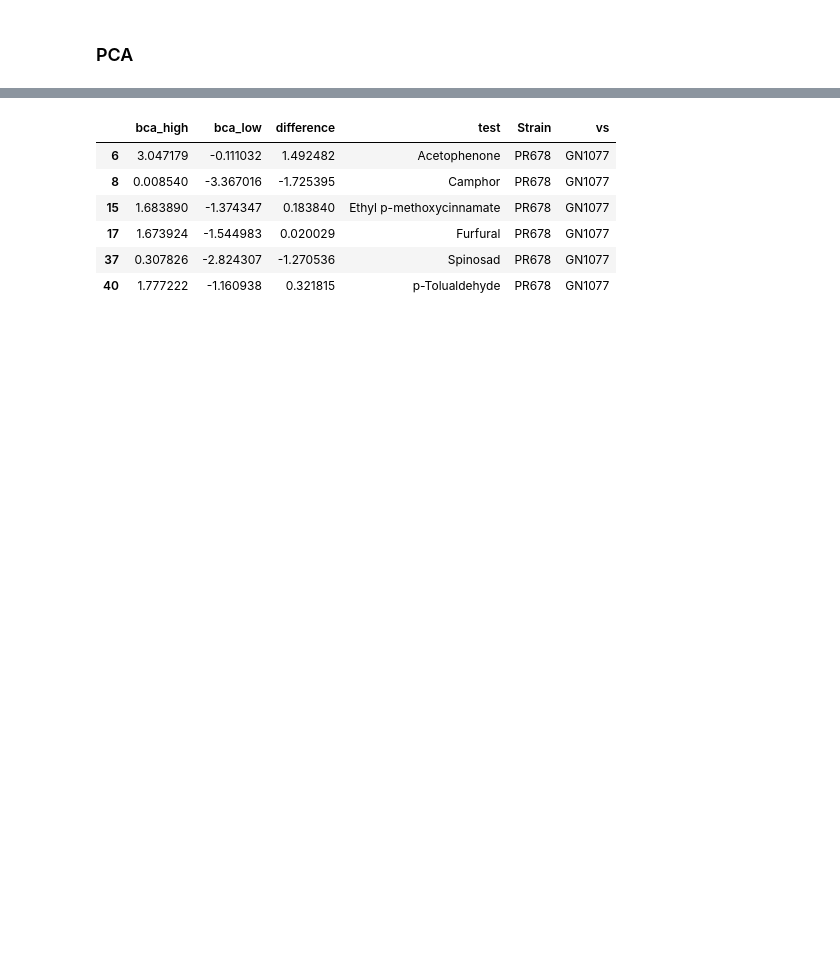
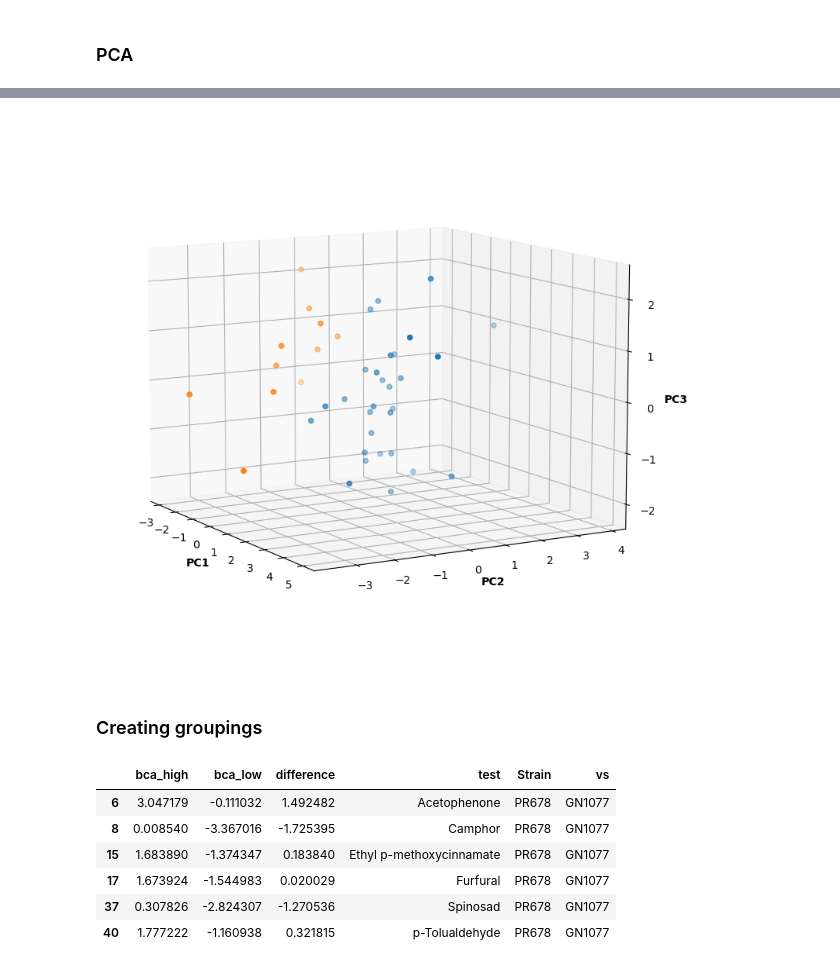
Before and after one commit to Neuroplant-Resources/Neuroplant-DataAnalysis, a Jupyter notebook: Manuscript plots/cluster_analysis.ipynb, the cells around one changed output, grey strips where cells are left out. Saved outputs shown, nothing was run; the diff lists cells and outputs as text; code cells hidden in the pictures; blank space fills up the shorter version.

```diff
--- a/Manuscript plots/cluster_analysis.ipynb
+++ b/Manuscript plots/cluster_analysis.ipynb
@@ -326,9 +196,9 @@ plt.show()
 # %%
-diff.columns
-xyz = diff[['GN1077vN2', 'PR678vN2', 'CX10vN2', 'PR678vGN', 'CX10vGN', 'PR678vCX']].to_numpy()
+
+allcomparisons = diff[['GN1077vN2', 'PR678vN2', 'CX10vN2', 'PR678vGN', 'CX10vGN', 'PR678vCX']].to_numpy()
 
 # Standardizing the features
-x = StandardScaler().fit_transform(xyz)
+x = StandardScaler().fit_transform(allcomparisons)
 # %%
 pca = PCA(n_components=3)
 
@@ -360,3 +226,40 @@ array([[-0.53250205, -0.53007417, -0.30824161, -0.028152  , -0.43521971,
+# %%
+# Creating figure
+fig = plt.figure(figsize = (16, 9))
+ax = plt.axes(projection ="3d")
+
+# Add x, y gridlines
+ax.grid(b = True, color ='grey',
+        linestyle ='-.', linewidth = 0.3,
+        alpha = 0.2)
+
+
+# Creating color map
+my_cmap = plt.get_cmap('hsv')
+
+# Creating plot
+ax.scatter(high['principal component 1']
+               , high['principal component 2'], high['principal component 3'], color=)
+ax.scatter(low['principal component 1']
+               , low['principal component 2'], low['principal component 3'])
+
+ax.set_xlabel('PC1', fontweight ='bold')
+ax.set_ylabel('PC2', fontweight ='bold')
+ax.set_zlabel('PC3', fontweight ='bold')
+
+
+#ax.axes.set_xlim3d(left=-15, right=15)
+#ax.axes.set_ylim3d(bottom=15, top=-15)
+#ax.axes.set_zlim3d(bottom=-15, top=15)
+#ax.azim(-30)
+ax.view_init(elev=10., azim=-30)
+# show plot
+
+plt.show()
+# %% [output]
+[figure, added]
+# %% [markdown]
+### Creating groupings
 # %%
 #Looking at instances where the response in tax-4 mutants is the same as the double
 #This implies that the behavioral response has been lost in tax-4
```
Also changed, not shown: parts of 53 cells of this notebook, 30 other files.
